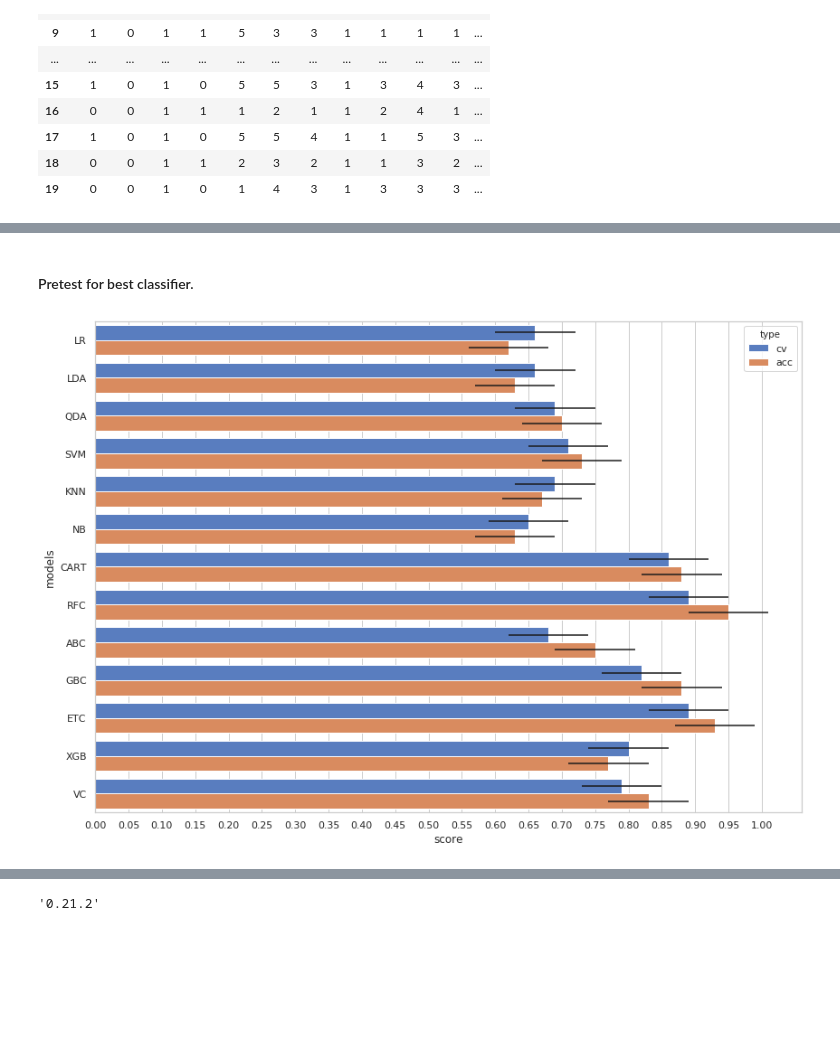
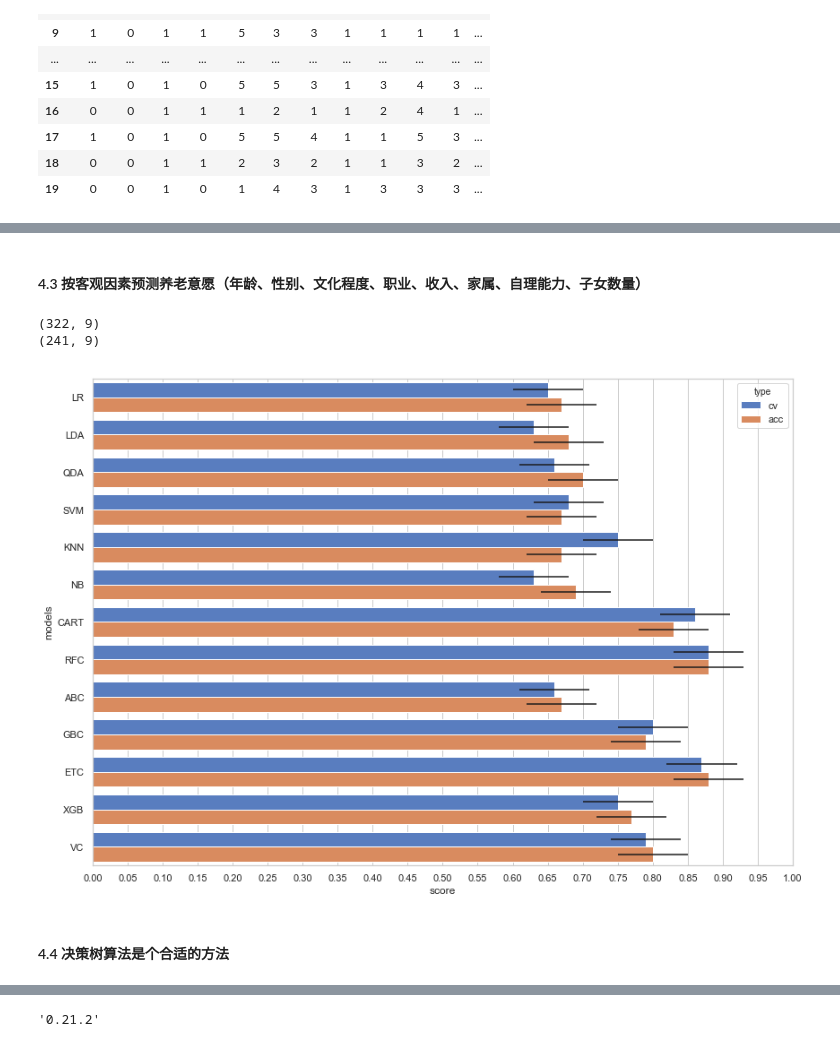
Before and after one commit to dearfad/mmhelper, a Jupyter notebook: care_for_aged.ipynb, the cells around one changed output, grey strips where cells are left out. Cells and saved outputs as stored; diff of their text form; code cells hidden in the pictures; blank space fills up the shorter version.

```diff
--- a/care_for_aged.ipynb
+++ b/care_for_aged.ipynb
@@ -358,10 +422,10 @@ sns.heatmap(data.astype(float).corr(), linewidths=0.1, square=True,
-# %% [markdown]
-#### Pretest for best classifier.
+# %% [markdown]
+#### 4.3 按客观因素预测养老意愿（年龄、性别、文化程度、职业、收入、家属、自理能力、子女数量）
 # %%
-X, y = data.values[:, 1:14], data.values[:, 0]
-
+X, y = data.values[:,[1,2,3,4,5,6,7,12,13]], data.values[:, 0]
+print(X.shape)
 X_train, X_test, y_train, y_test = train_test_split(X, y)
-
+print(X_train.shape)
 models = {
     'LR': LogisticRegression(solver='liblinear', multi_class='auto'),
     'LDA': LinearDiscriminantAnalysis(),
@@ -385,31 +449,33 @@ models['VC'] = VotingClassifier(estimators=[
     ('xgb', models['XGB'])], voting='hard')
 
 kfold = StratifiedKFold(n_splits=10)
 cv_result = []
 
 for key in models:
         models[key].fit(X_train, y_train)
         cv_score = cross_val_score(
             models[key], X_train, y_train, scoring="accuracy", cv=kfold)
         cv_means = round(cv_score.mean(), 2)
         cv_std = round(cv_score.std(), 2)
         acc_score = round(models[key].score(X_test, y_test), 2)
         cvresult = {'models': key, 'score': cv_means, 'type': 'cv'}
         cv_result.append(cvresult)
         cvresult = {'models': key, 'score': acc_score, 'type': 'acc'}
         cv_result.append(cvresult)
     #     print(confusion_matrix(y_test, models[key].predict(X_test)))
     #     print(key)
     #     print('='*80)
     #     print(classification_report(y_test, models[key].predict(X_test)))
     #     print(key,'====',models[key].get_params())
 
 cv_results = pd.DataFrame(cv_result)
 
 plt.figure(figsize=(14, 10))
 sns.set(style="whitegrid")
 # g = sns.barplot(x='score', y='models', hue='type', data=cv_results, palette="muted");
 g = sns.barplot(x='score', y='models', hue='type', data=cv_results, **{'xerr': cv_std}, palette='muted')
 g.set_xticks(np.arange(0, 1.05, 0.05));
 # %% [output]
+(322, 9)
+(241, 9)
-[figure, old version]
+[figure, new version]
@@ -418 +482,3 @@ g.set_xticks(np.arange(0, 1.05, 0.05));
+# %% [markdown]
+#### 4.4 决策树算法是个合适的方法
 # %%
```
Also changed, not shown: parts of 28 cells of this notebook, 8 other files.
